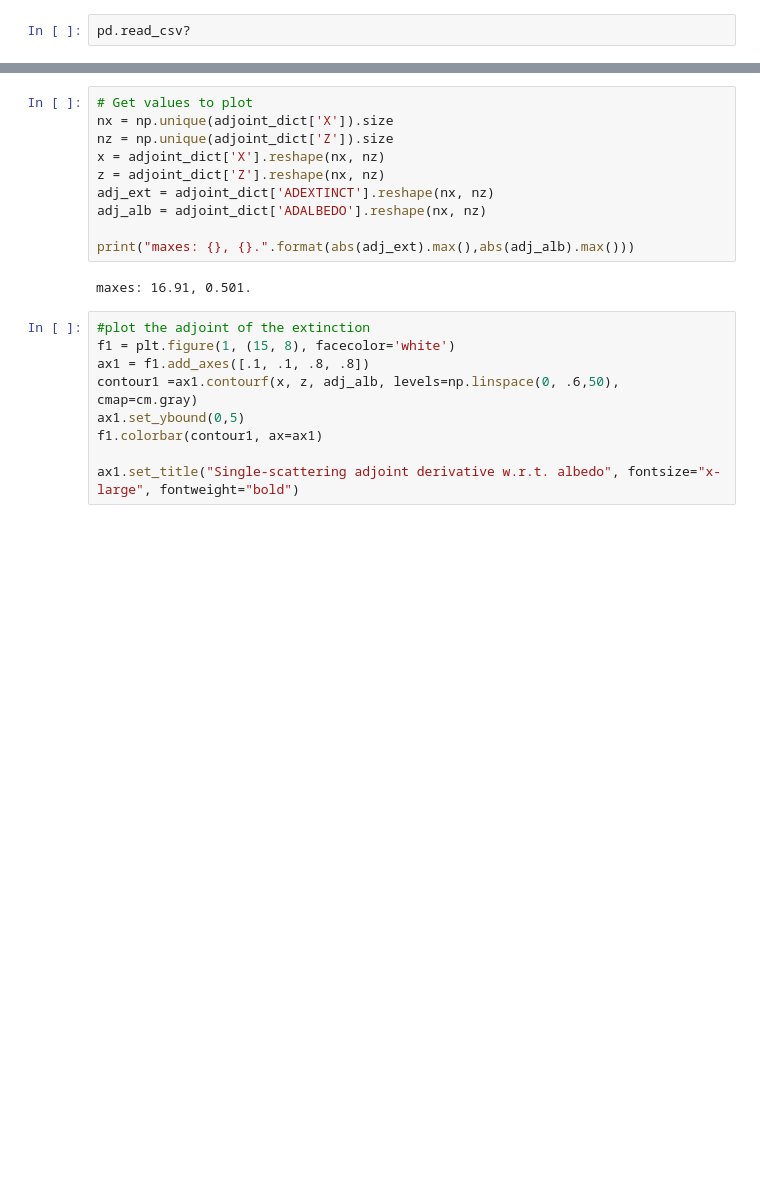
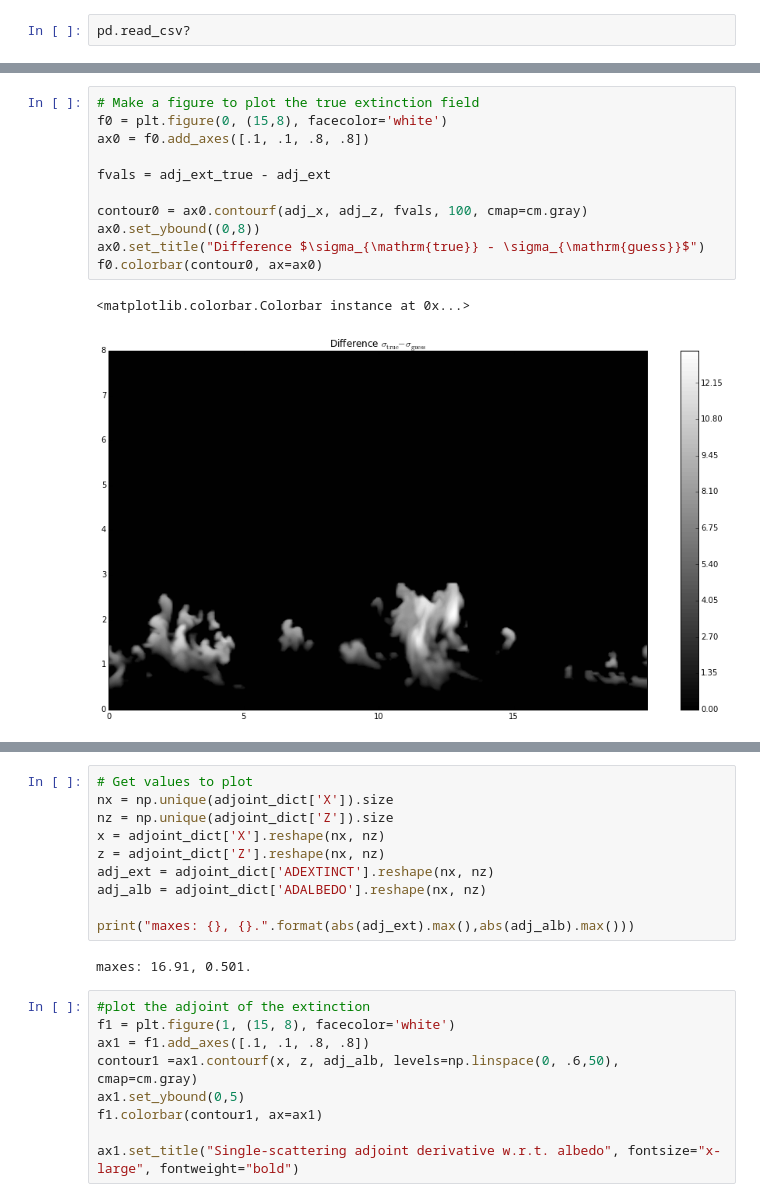
Before and after one commit to wgm2111/wgm-shdom-files-AGU2015, a Jupyter notebook: data-adjoint3/exploring_adjoint.ipynb, the cells around one changed output, grey strips where cells are left out. Cells and saved outputs as stored; diff of their text form; blank space fills up the shorter version.

```diff
--- a/data-adjoint3/exploring_adjoint.ipynb
+++ b/data-adjoint3/exploring_adjoint.ipynb
@@ -173,3 +213,17 @@ f0.colorbar(contour0, ax=ax0)
+# %%
+# Make a figure to plot the true extinction field
+f0 = plt.figure(0, (15,8), facecolor='white')
+ax0 = f0.add_axes([.1, .1, .8, .8])
+
+fvals = adj_ext_true - adj_ext
+
+contour0 = ax0.contourf(adj_x, adj_z, fvals, 100, cmap=cm.gray)
+ax0.set_ybound((0,8))
+ax0.set_title("Difference $\sigma_{\mathrm{true}} - \sigma_{\mathrm{guess}}$")
+f0.colorbar(contour0, ax=ax0)
+# %% [output]
+<matplotlib.colorbar.Colorbar instance at 0x...>
+[figure, added]
 # %%
 # Make a figure to plot the true single-scattering albedo field
 f1 = plt.figure(1, (15,8), facecolor='white')
```
Also changed, not shown: parts of 14 cells of this notebook, 9 other files.
